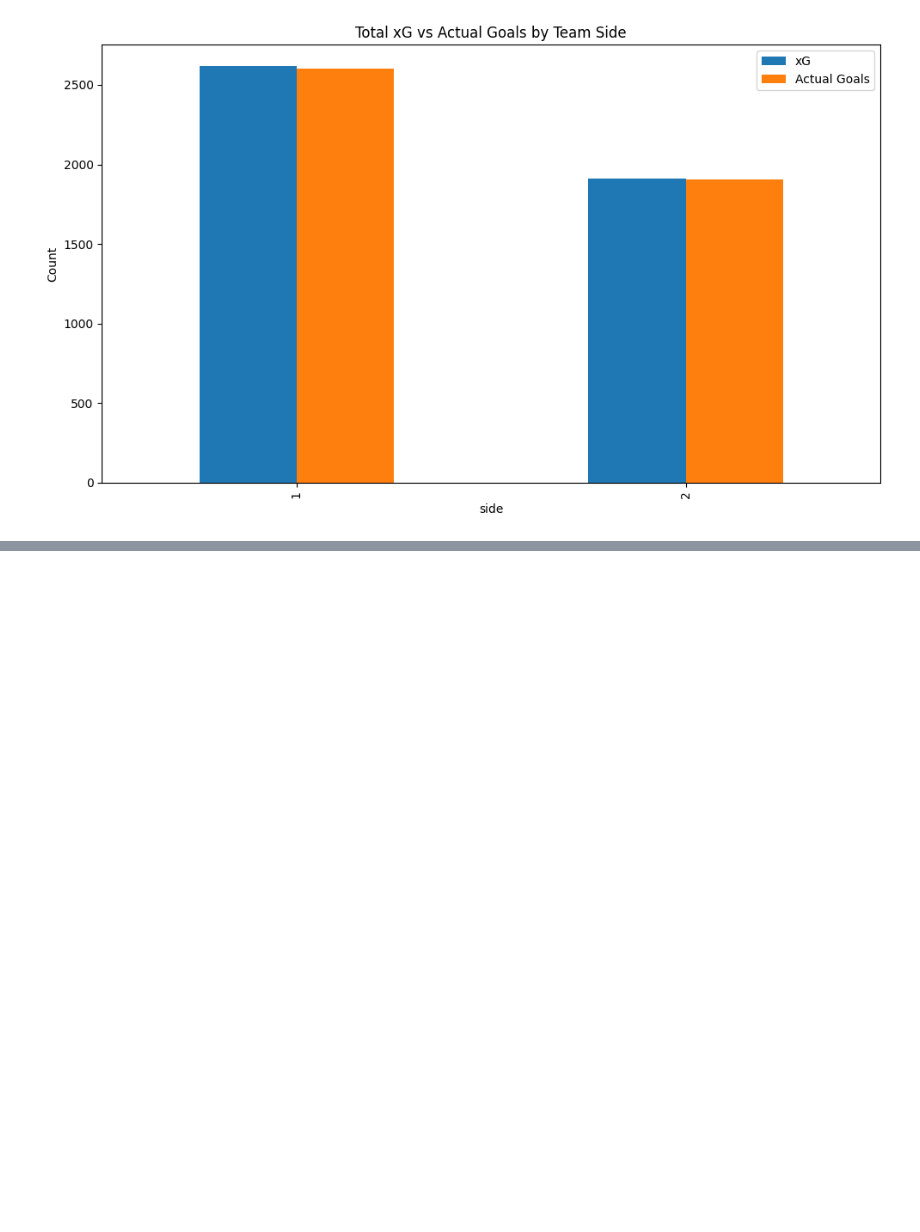
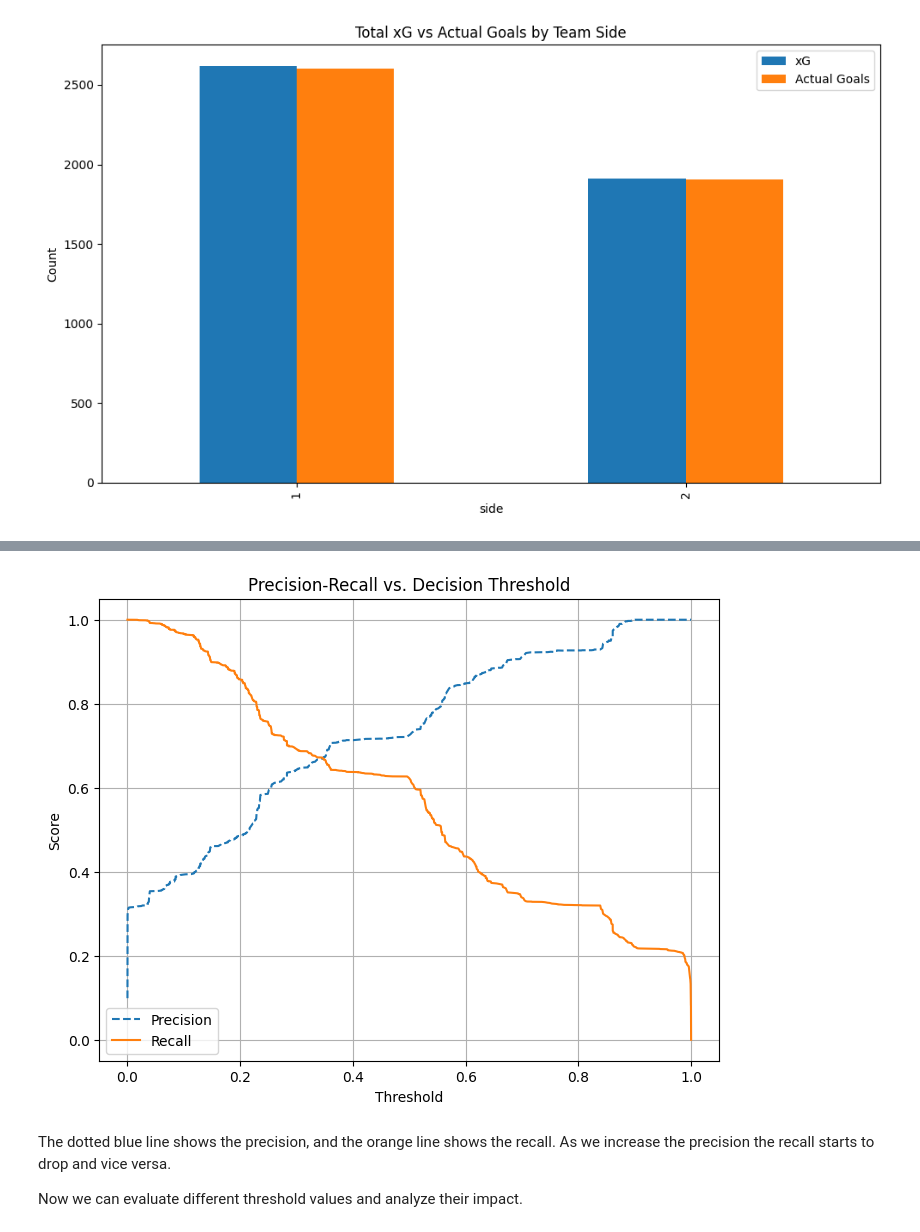
Before and after one commit to damianfraser/football-match-analysis, a Jupyter notebook: xg_model_project.ipynb, the cells around one changed output, grey strips where cells are left out. Saved outputs shown, nothing was run; the diff lists cells and outputs as text; code cells hidden in the pictures; blank space fills up the shorter version.

```diff
--- a/xg_model_project.ipynb
+++ b/xg_model_project.ipynb
@@ -365,0 +369,20 @@ The purpose of an xG model is to estimate the probability of a shot resulting in
+# %%
+y_pred_prob = xg_model.predict_proba(X_test)[:, 1]
+
+precision, recall, thresholds = precision_recall_curve(y_test, y_pred_prob)
+
+plt.figure(figsize=(8, 6))
+plt.plot(thresholds, precision[:-1], label="Precision", linestyle="--")
+plt.plot(thresholds, recall[:-1], label="Recall", linestyle="-")
+plt.xlabel("Threshold")
+plt.ylabel("Score")
+plt.title("Precision-Recall vs. Decision Threshold")
+plt.legend()
+plt.grid()
+plt.show()
+# %% [output]
+[figure, added]
+# %% [markdown]
+The dotted blue line shows the precision, and the orange line shows the recall. As we increase the precision the recall starts to drop and vice versa.
+
+Now we can evaluate different threshold values and analyze their impact.
```
Also changed, not shown: parts of 5 cells of this notebook.
